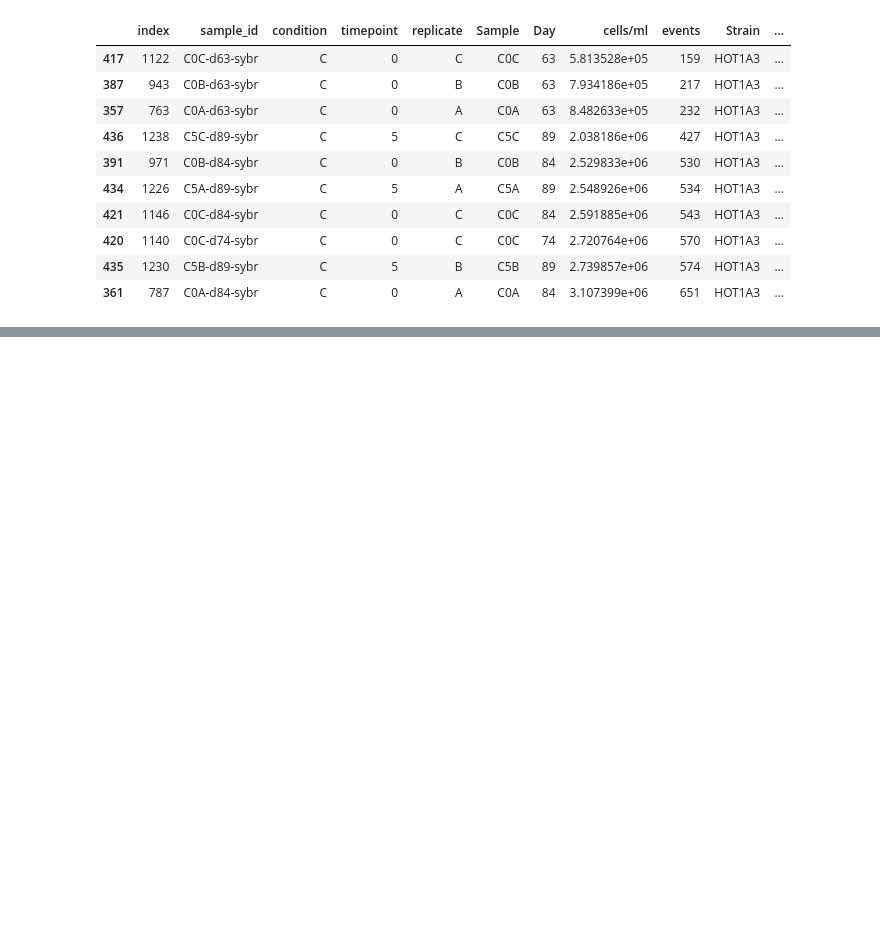
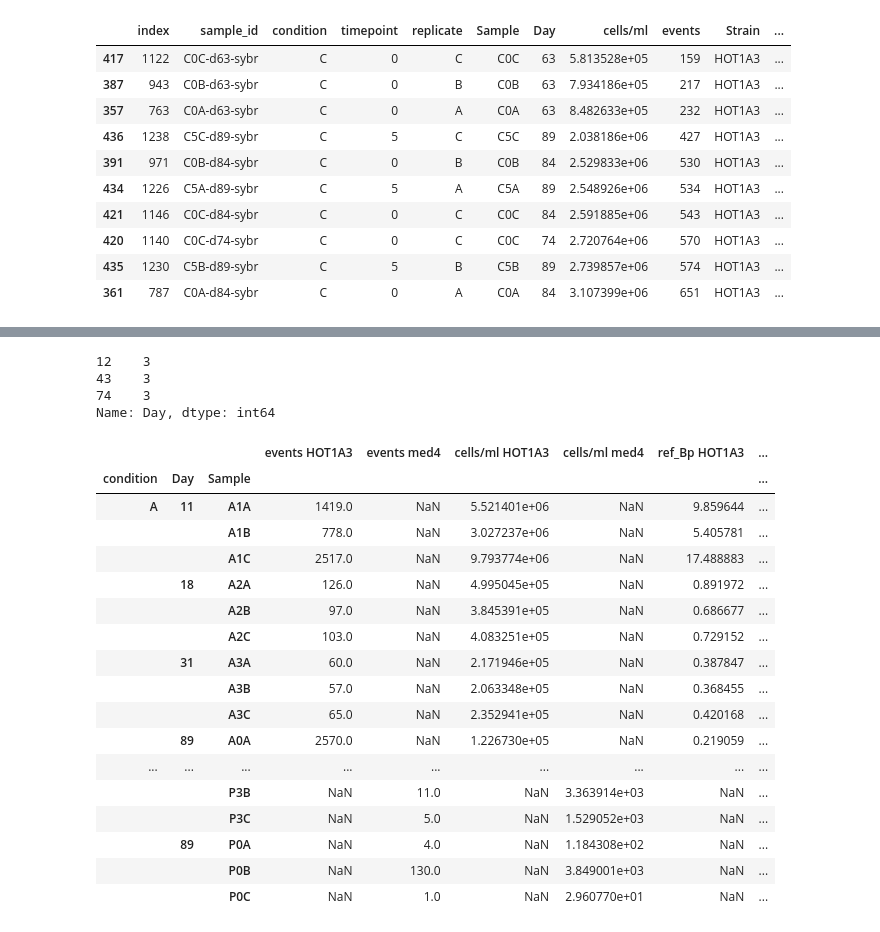
Before and after one commit to wosnat/CC1A3, a Jupyter notebook: FCM/cc1A3 notebook.ipynb, the cells around one changed output, grey strips where cells are left out. Saved outputs shown, nothing was run; the diff lists cells and outputs as text; code cells hidden in the pictures; blank space fills up the shorter version.

Commit message:
add N budget

```diff
--- a/FCM/cc1A3 notebook.ipynb
+++ b/FCM/cc1A3 notebook.ipynb
@@ -642,0 +684,7 @@ fcm_df.loc[(fcm_df.Day > 60) & fcm_df.group.isin(['1A3 (CC)'])].nsmallest(10, 'c
+# %%
+fcm_df['Q'] = fcm_df.Strain.map({
+    'HOT1A3': Qh,
+    'med4': Qp
+})
+# %%
+fcm_df['ref_Bp'] = fcm_df['cells/ml']* fcm_df['Q'] * 1e3
@@ -642,0 +708,45 @@ fcm_df.loc[(fcm_df.Day > 60) & fcm_df.group.isin(['1A3 (CC)'])].nsmallest(10, 'c
+# %%
+fcm_df.Sample = fcm_df.Sample.str.replace('5', '0')
+# %%
+fcm_df.Day.nsmallest(3)
+# %% [output]
+12    3
+43    3
+74    3
+Name: Day, dtype: int64
+# %%
+n_budget_df = fcm_df.loc[
+    #(fcm_df.events > 40) &
+    (~fcm_df.sample_id.isin(problematic_samples)) &
+    (fcm_df.omics | fcm_df.timepoint.isin([1,2]) | day)
+].pivot(
+    index=['condition', 'Day', 'Sample', ],
+    columns= 'Strain',
+    values=['events','cells/ml','ref_Bp',  ]
+
+)
+
+n_budget_df.columns = [' '.join(col).strip() for col in n_budget_df.columns.values]
+
+n_budget_df.reset_index().to_excel('CC1A3_N_budget.xlsx', index=False)
+# %%
+n_budget_df
+# %% [output]
+|  |  |  | events HOT1A3 | events med4 | cells/ml HOT1A3 | cells/ml med4 | ref_Bp HOT1A3 | ... |
+| condition | Day | Sample |  |  |  |  |  | ... |
+| A | 11 | A1A | 1419.0 | NaN | 5.521401e+06 | NaN | 9.859644 | ... |
+|  |  | A1B | 778.0 | NaN | 3.027237e+06 | NaN | 5.405781 | ... |
+|  |  | A1C | 2517.0 | NaN | 9.793774e+06 | NaN | 17.488883 | ... |
+|  | 18 | A2A | 126.0 | NaN | 4.995045e+05 | NaN | 0.891972 | ... |
+|  |  | A2B | 97.0 | NaN | 3.845391e+05 | NaN | 0.686677 | ... |
+|  |  | A2C | 103.0 | NaN | 4.083251e+05 | NaN | 0.729152 | ... |
+|  | 31 | A3A | 60.0 | NaN | 2.171946e+05 | NaN | 0.387847 | ... |
+|  |  | A3B | 57.0 | NaN | 2.063348e+05 | NaN | 0.368455 | ... |
+|  |  | A3C | 65.0 | NaN | 2.352941e+05 | NaN | 0.420168 | ... |
+|  | 89 | A0A | 2570.0 | NaN | 1.226730e+05 | NaN | 0.219059 | ... |
+| ... | ... | ... | ... | ... | ... | ... | ... | ... |
+|  |  | P3B | NaN | 11.0 | NaN | 3.363914e+03 | NaN | ... |
+|  |  | P3C | NaN | 5.0 | NaN | 1.529052e+03 | NaN | ... |
+|  | 89 | P0A | NaN | 4.0 | NaN | 1.184308e+02 | NaN | ... |
+|  |  | P0B | NaN | 130.0 | NaN | 3.849001e+03 | NaN | ... |
+|  |  | P0C | NaN | 1.0 | NaN | 2.960770e+01 | NaN | ... |
```
Also changed, not shown: parts of 9 cells of this notebook, 1 other file.
